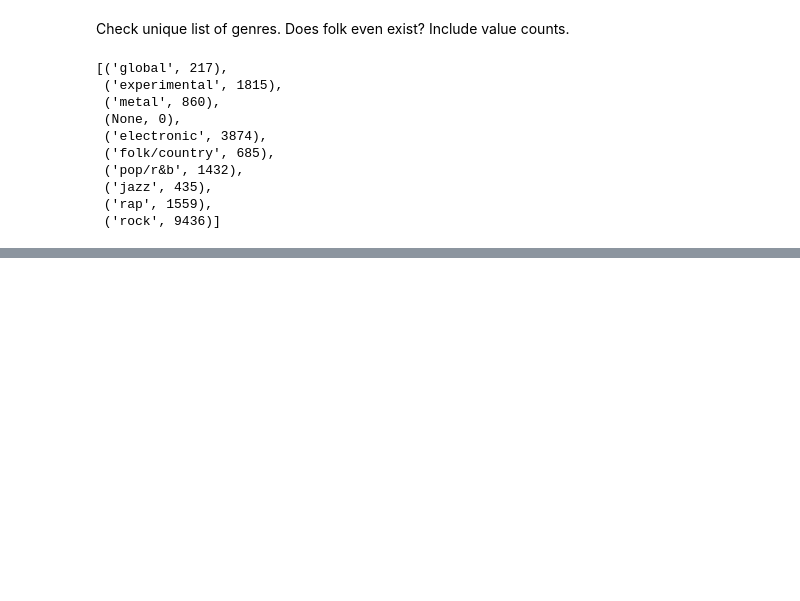
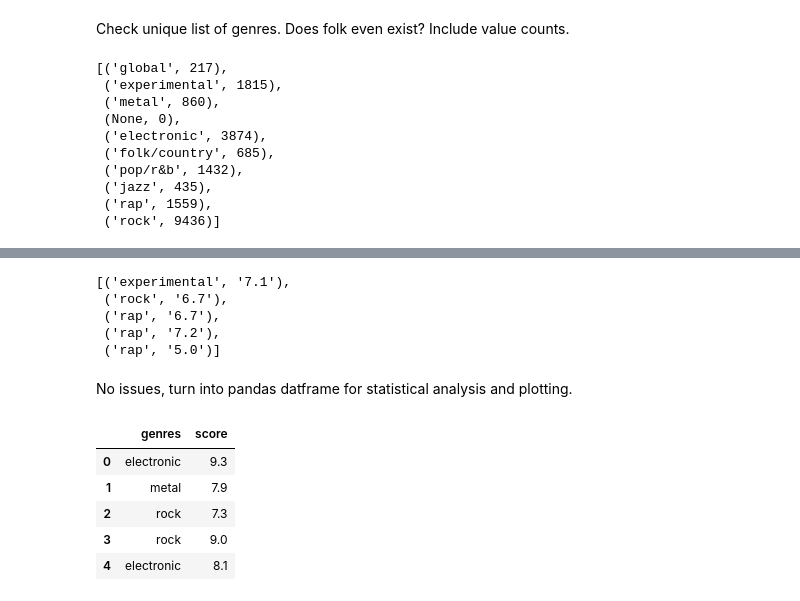
Before and after one commit to tsgreenwood-flatiron-data-science/mod2_final_project, a Jupyter notebook: explore_question2.ipynb, the cells around one changed output, grey strips where cells are left out. Drawn from its saved outputs; the diff is of its cells as text; code cells hidden in the pictures; blank space fills up the shorter version.

```diff
--- a/explore_question2.ipynb
+++ b/explore_question2.ipynb
@@ -59,0 +70,5 @@ cur.fetchall()
+# %%
+query_genre_score = """SELECT genres.genres
+, reviews.score
+FROM reviews
+LEFT JOIN genres on reviews.reviewid = genres.reviewid;"""
@@ -59,0 +77,21 @@ cur.fetchall()
+# %%
+cur.fetchmany(5)
+# %% [output]
+[('experimental', '7.1'),
+ ('rock', '6.7'),
+ ('rap', '6.7'),
+ ('rap', '7.2'),
+ ('rap', '5.0')]
+# %% [markdown]
+No issues, turn into pandas datframe for statistical analysis and plotting.
+# %%
+df = pd.read_sql_query(query_genre_score, conn)
+# %%
+df.head()
+# %% [output]
+|  | genres | score |
+| 0 | electronic | 9.3 |
+| 1 | metal | 7.9 |
+| 2 | rock | 7.3 |
+| 3 | rock | 9.0 |
+| 4 | electronic | 8.1 |
```
Also changed, not shown: parts of 27 cells of this notebook, 1 other file.
